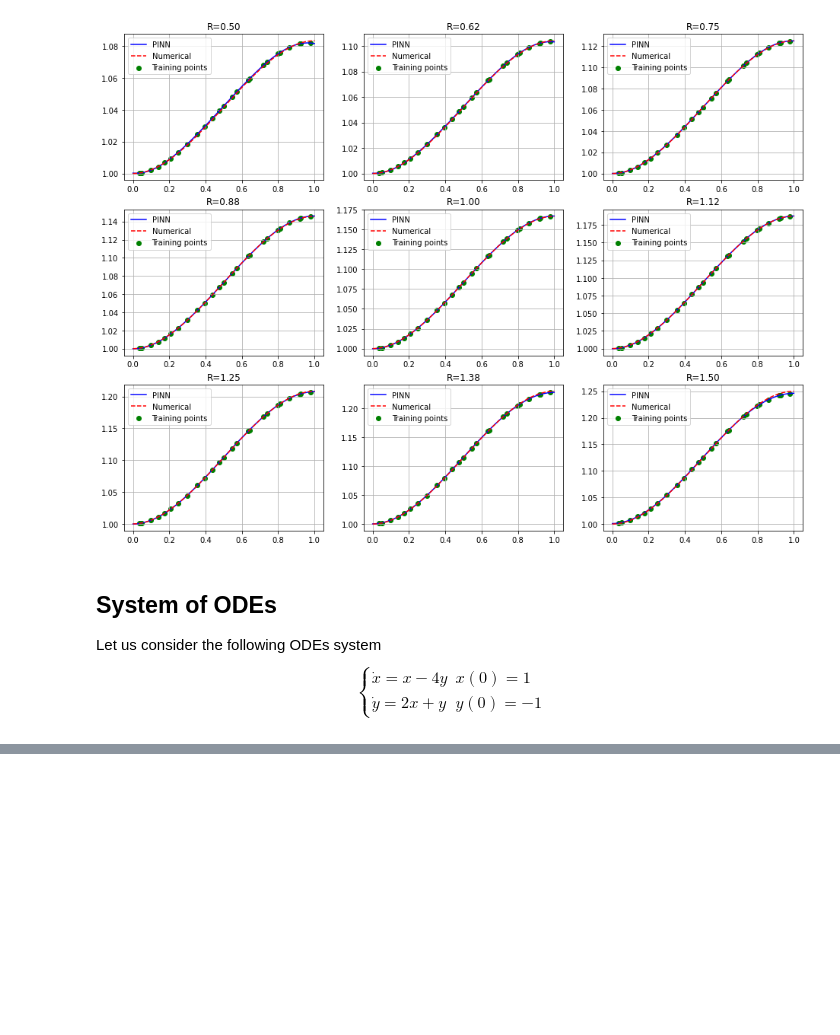
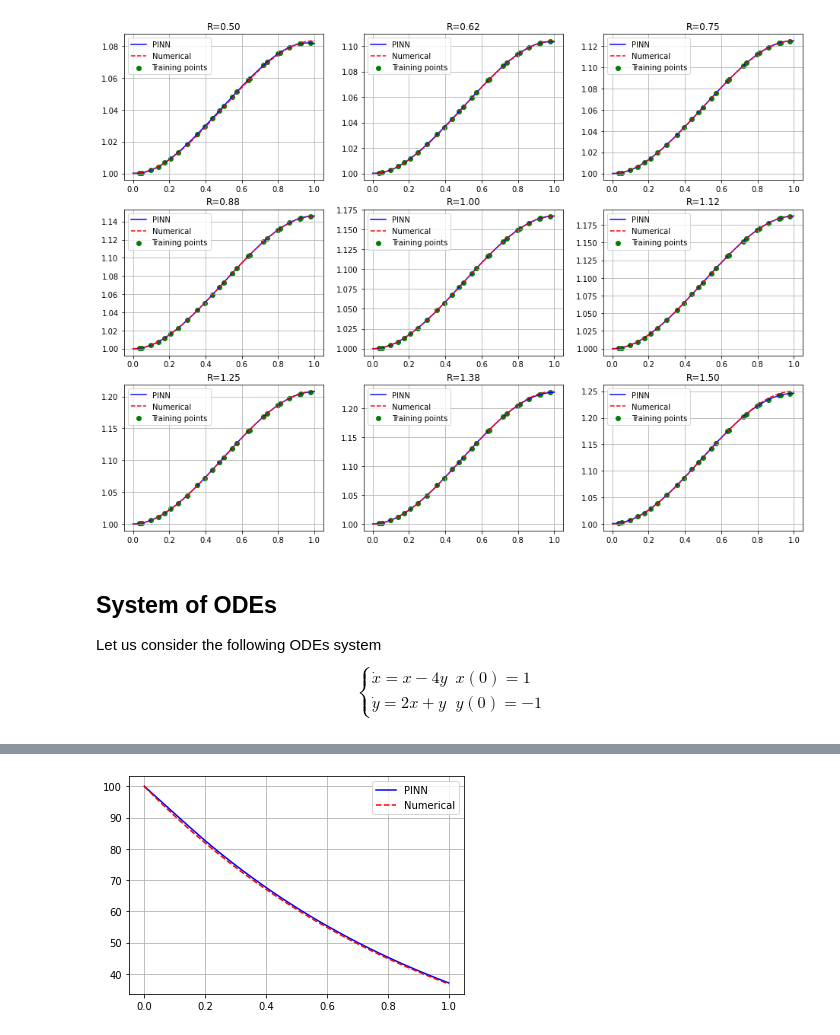
Before and after one commit to Steriva/PINNs-pyTorch, a Jupyter notebook: PINN_ODEs.ipynb, the cells around one changed output, grey strips where cells are left out. Drawn from its saved outputs; the diff is of its cells as text; code cells hidden in the pictures; blank space fills up the shorter version.

```diff
--- a/PINN_ODEs.ipynb
+++ b/PINN_ODEs.ipynb
@@ -665,0 +775,15 @@ plt.grid(which='minor',linestyle='--')
+# %%
+gamma = 0.5
+u0 = 100
+
+from pyDOE import lhs
+
+lb = np.array([0])
+ub = np.array([1])
+
+X_f_train = lb + (ub-lb)*lhs(1, 50)
+
+layers = [1, 20, 15, 10, 1]
+model = PINN_nonLinODE(0., u0, X_f_train, layers, gamma)
+
+model.trainAdam(20000)
@@ -665,0 +808,16 @@ plt.grid(which='minor',linestyle='--')
+# %%
+def nonLinODE(t, u, gamma):
+  return -u
+
+tEval = np.linspace(0,1,100)
+
+nonLinODE_numerical = solve_ivp(nonLinODE, (0,1), np.array([u0]), args=([gamma]), **integrator_keywords, dense_output=True)
+
+u_NN, _ = model.predict(tEval.reshape(-1,1))
+plt.plot(tEval, u_NN, 'b', label = 'PINN')
+plt.plot(tEval, nonLinODE_numerical.sol(tEval).T, 'r--', label='Numerical')
+plt.legend()
+plt.grid(which='major',linestyle='-')
+plt.grid(which='minor',linestyle='--')
+# %% [output]
+[figure, added]
```
Also changed, not shown: parts of 7 cells of this notebook.
